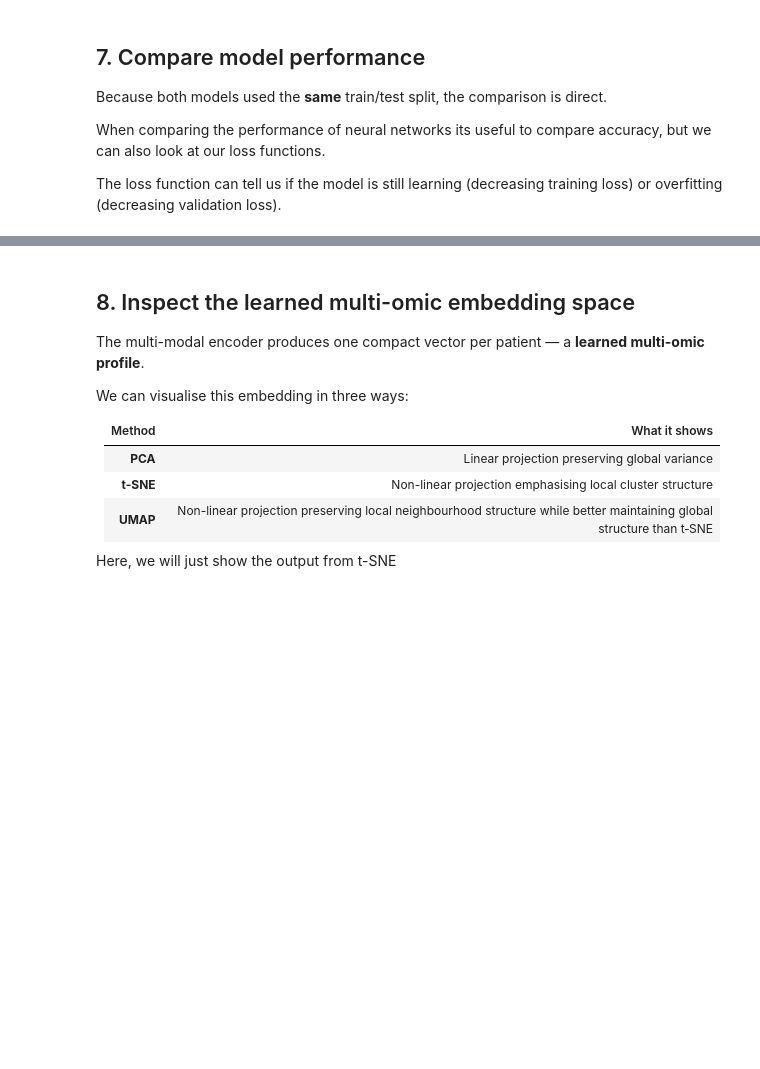
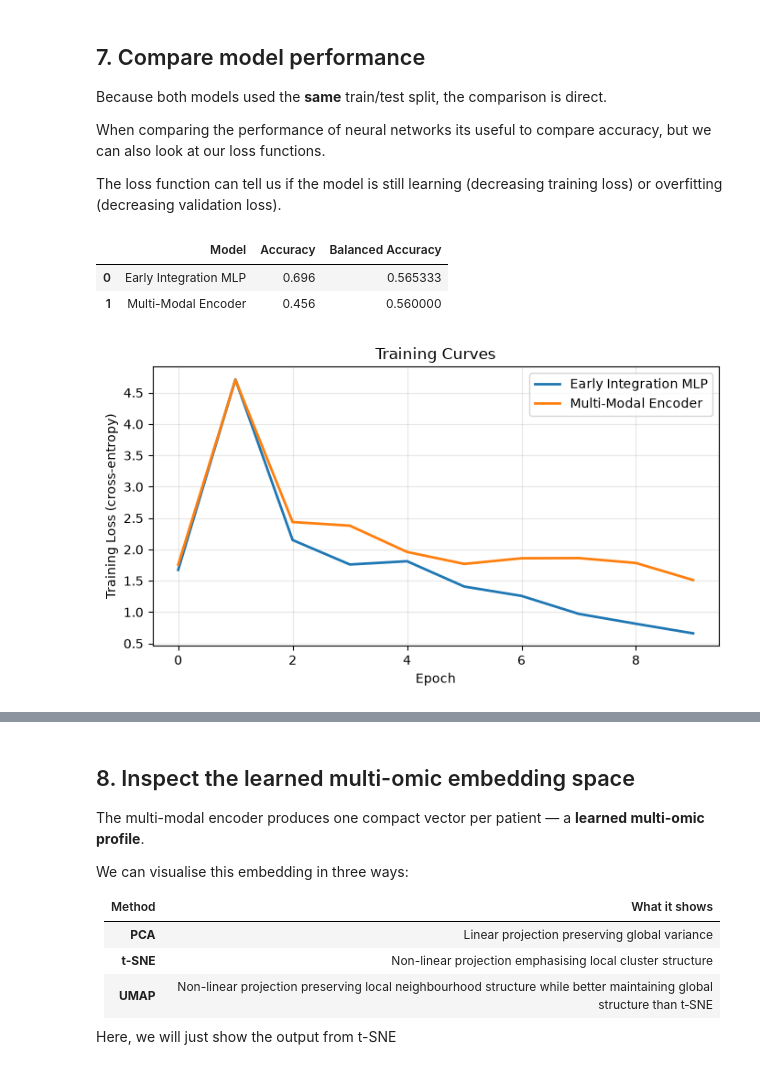
Before and after one commit to Barry8197/ECCB_2026_T8_CODE, a Jupyter notebook: sessions/session-2-multi-omics/part-3-deep-learning-methods.ipynb, the cells around one changed output, grey strips where cells are left out. Drawn from its saved outputs; the diff is of its cells as text; code cells hidden in the pictures; blank space fills up the shorter version.

```diff
--- a/sessions/session-2-multi-omics/part-3-deep-learning-methods.ipynb
+++ b/sessions/session-2-multi-omics/part-3-deep-learning-methods.ipynb
@@ -346,18 +375,10 @@ A linear regression model is fixed to learn only a linear relationship. Therefor
 # %%
 # Concatenate all omic views into a single feature matrix.
 X_train_early = np.concatenate(
-    """
-    YOUR CODE HERE
-    Use a list comprehension to iterate over the keys of `X_train_views` and collect the corresponding values into a list
-    """
-    , axis=1
+    [X_train_views[name] for name in X_train_views], axis=1
 )
 X_test_early = np.concatenate(
-    """
-    YOUR CODE HERE
-    Use a list comprehension to iterate over the keys of `X_train_views` and collect the corresponding values into a list
-    """
-    , axis=1
+    [X_test_views[name] for name in X_test_views], axis=1
 )
 
 print(f"Early integration — train : {X_train_early.shape}")
@@ -493,15 +535,12 @@ class MultiOmicEncoder(nn.Module):
 
         self.view_names = list(input_dims.keys())
 
-        # One small MLP encoder per omic view.
+        # One small encoder per omic view.
         self.encoders = nn.ModuleDict({
             name: nn.Sequential(
-            """
-            YOUR CODE HERE
-            1. Add a linear layer from dim -> view_embedding_dim
-            2. Add a non linear activation function
-            3. Add dropout function which takes value from var `dropout`
-            """
+                nn.Linear(dim, view_embedding_dim),
+                nn.ReLU(),
+                nn.Dropout(dropout),
             )
             for name, dim in input_dims.items()
         })
@@ -510,12 +549,9 @@ class MultiOmicEncoder(nn.Module):
 
         # Shared classifier over the concatenated embeddings.
         self.joint_embedding = nn.Sequential(
-            """
-            YOUR CODE HERE
-            1. Add a linear layer from dim -> view_embedding_dim
-            2. Add a non linear activation function
-            3. Add dropout function which takes value from var `dropout`
-            """
+            nn.Linear(joint_dim, joint_embedding_dim),
+            nn.ReLU(),
+            nn.Dropout(dropout),
         )
         self.classifier = nn.Linear(joint_embedding_dim, n_classes)
 
@@ -593,24 +644,26 @@ results = pd.DataFrame({
 })
 
 display(results.sort_values("Balanced Accuracy", ascending=False).reset_index(drop=True))
+# %% [output]
+|  | Model | Accuracy | Balanced Accuracy |
+| 0 | Early Integration MLP | 0.696 | 0.565333 |
+| 1 | Multi-Modal Encoder | 0.456 | 0.560000 |
 # %%
 fig, ax = plt.subplots(figsize=(7, 4))
 
-"""
-YOUR CODE HERE
-1. Call `ax.plot()` to plot `early_history`
-2. Call `ax.plot()` again to plot `multi_history`
-
-"""
+ax.plot(early_history, label="Early Integration MLP", linewidth=2)
+ax.plot(multi_history, label="Multi-Modal Encoder",   linewidth=2)
 
 ax.set_xlabel("Epoch")
 ax.set_ylabel("Training Loss (cross-entropy)")
 ax.set_title("Training Curves")
 ax.legend()
 ax.grid(True, alpha=0.3)
 
 plt.tight_layout()
 plt.show()
+# %% [output]
+[figure, added]
 # %%
 def train_classifier_val(
     model: nn.Module,
```
Also changed, not shown: parts of 17 cells of this notebook, 24 other files.
